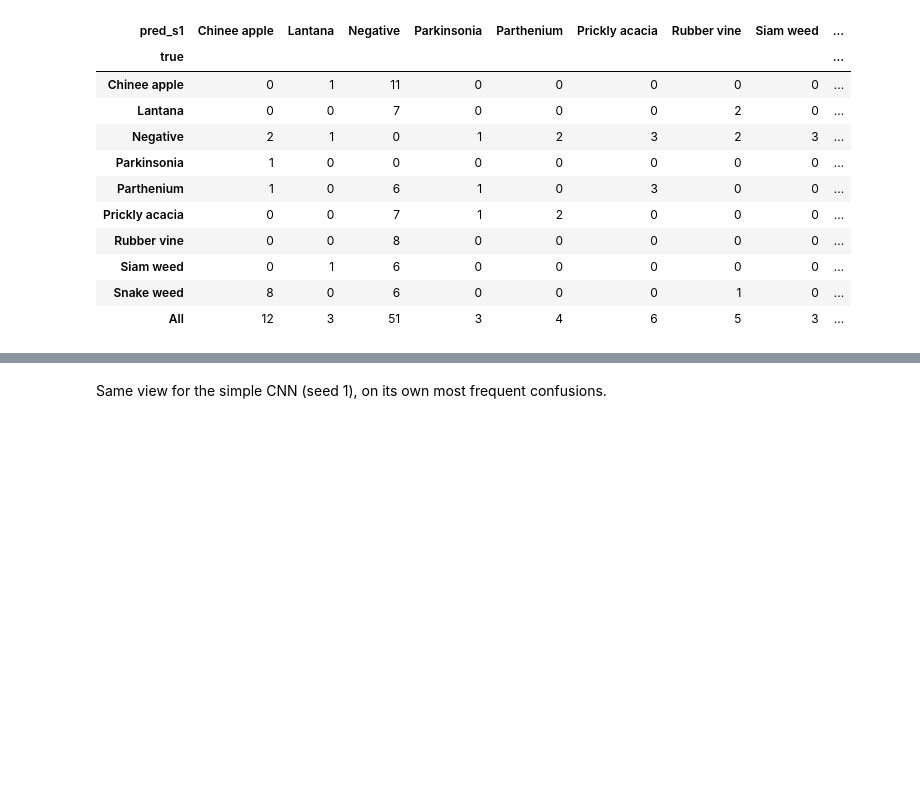
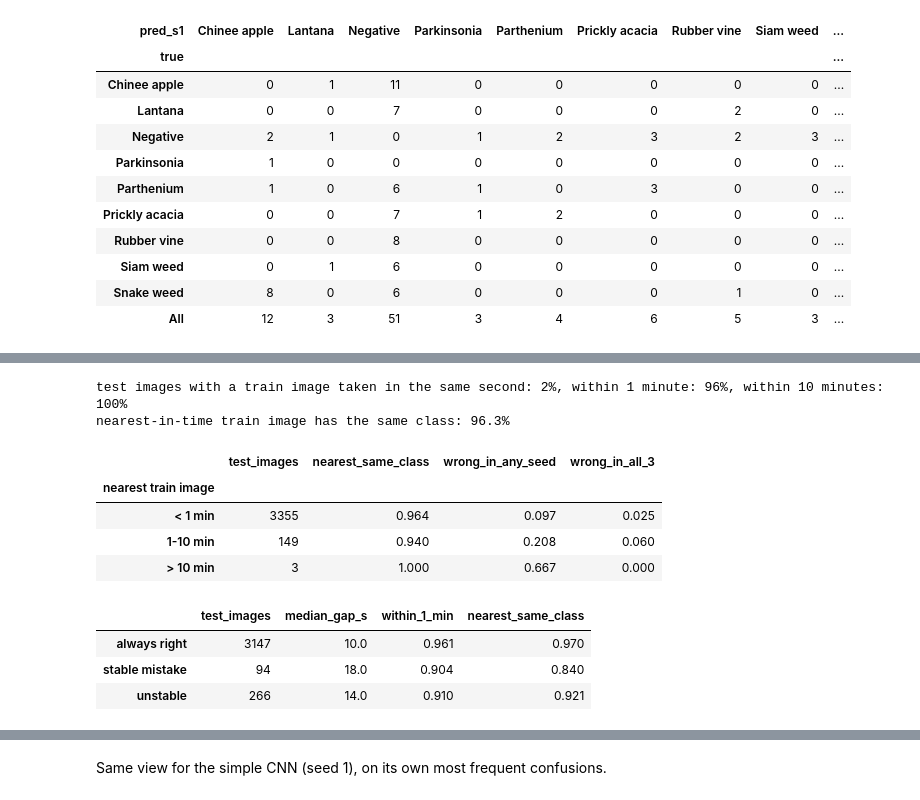
Before and after one commit to n0irrr/NotThatKindOfWeedsCS3244, a Jupyter notebook: notebooks/05_error_analysis.ipynb, the cells around one changed output, grey strips where cells are left out. Cells and saved outputs as stored; diff of their text form; code cells hidden in the pictures; blank space fills up the shorter version.

```diff
--- a/notebooks/05_error_analysis.ipynb
+++ b/notebooks/05_error_analysis.ipynb
@@ -263,0 +291,44 @@ stable mistakes where all 3 seeds give the same wrong class: 77%
+# %%
+splits_dir = ROOT / 'data' / 'splits_kaggle0'
+train_split = pd.read_csv(splits_dir / 'train.csv')
+
+def capture_time(filenames):
+    return pd.to_datetime(pd.Series(list(filenames)).str[:15], format='%Y%m%d-%H%M%S').to_numpy()
+
+# nearest train image in capture time, for every test image
+order = np.argsort(capture_time(train_split.Filename), kind='stable')
+tr_time = capture_time(train_split.Filename)[order]
+tr_species = train_split.Species.to_numpy()[order]
+te_time = capture_time(test.index)
+i = np.searchsorted(tr_time, te_time).clip(1, len(tr_time) - 1)
+j = np.where(te_time - tr_time[i - 1] <= tr_time[i] - te_time, i - 1, i)
+test['gap_s'] = np.abs((te_time - tr_time[j]) / np.timedelta64(1, 's'))
+test['nearest_same_class'] = tr_species[j] == test['true'].to_numpy()
+
+print(f'test images with a train image taken in the same second: {(test.gap_s == 0).mean():.0%}, '
+      f'within 1 minute: {(test.gap_s < 60).mean():.0%}, within 10 minutes: {(test.gap_s < 600).mean():.0%}')
+print(f'nearest-in-time train image has the same class: {test.nearest_same_class.mean():.1%}')
+test['nearest train image'] = pd.cut(test.gap_s, [-1, 60, 600, np.inf], labels=['< 1 min', '1-10 min', '> 10 min'])
+test.groupby('nearest train image', observed=False).agg(
+    test_images=('gap_s', 'size'),
+    nearest_same_class=('nearest_same_class', 'mean'),
+    wrong_in_any_seed=('n_wrong', lambda x: (x > 0).mean()),
+    wrong_in_all_3=('n_wrong', lambda x: (x == 3).mean()))
+# %% [output]
+test images with a train image taken in the same second: 2%, within 1 minute: 96%, within 10 minutes: 100%
+nearest-in-time train image has the same class: 96.3%
+|  | test_images | nearest_same_class | wrong_in_any_seed | wrong_in_all_3 |
+| nearest train image |  |  |  |  |
+| < 1 min | 3355 | 0.964 | 0.097 | 0.025 |
+| 1-10 min | 149 | 0.940 | 0.208 | 0.060 |
+| > 10 min | 3 | 1.000 | 0.667 | 0.000 |
+# %%
+group = np.select([test.n_wrong == 3, test.n_wrong == 0], ['stable mistake', 'always right'], 'unstable')
+test.groupby(group).agg(test_images=('gap_s', 'size'), median_gap_s=('gap_s', 'median'),
+                        within_1_min=('gap_s', lambda x: (x < 60).mean()),
+                        nearest_same_class=('nearest_same_class', 'mean'))
+# %% [output]
+|  | test_images | median_gap_s | within_1_min | nearest_same_class |
+| always right | 3147 | 10.0 | 0.961 | 0.970 |
+| stable mistake | 94 | 18.0 | 0.904 | 0.840 |
+| unstable | 266 | 14.0 | 0.910 | 0.921 |
```
Also changed, not shown: parts of 11 cells of this notebook, 19 other files.
